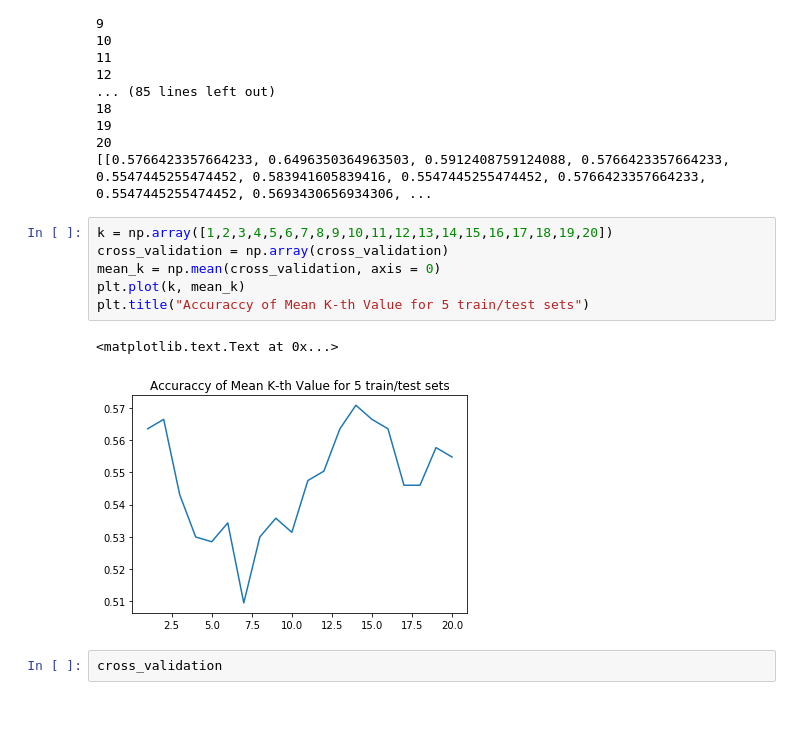
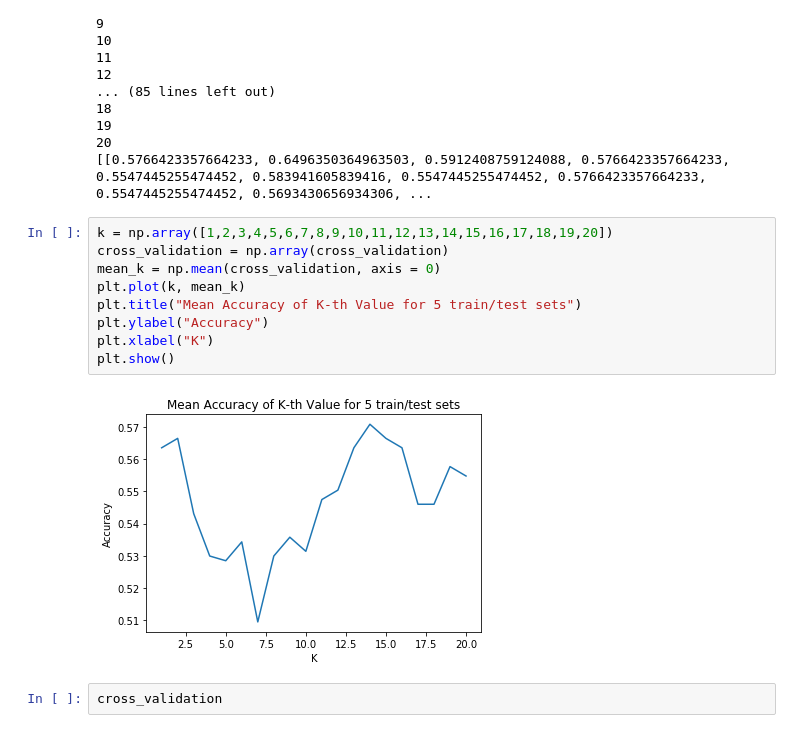
Before and after one commit to rdavtian/CPE-466-Final-Project, a Jupyter notebook: TestingK_five_classes.ipynb, the cells around one changed output. Drawn from its saved outputs; the diff is of its cells as text.

```diff
--- a/TestingK_five_classes.ipynb
+++ b/TestingK_five_classes.ipynb
@@ -217,12 +217,14 @@ print(cross_validation)
 # %%
 k = np.array([1,2,3,4,5,6,7,8,9,10,11,12,13,14,15,16,17,18,19,20])
 cross_validation = np.array(cross_validation)
 mean_k = np.mean(cross_validation, axis = 0)
 plt.plot(k, mean_k)
-plt.title("Accuraccy of Mean K-th Value for 5 train/test sets")
+plt.title("Mean Accuracy of K-th Value for 5 train/test sets")
+plt.ylabel("Accuracy")
+plt.xlabel("K")
+plt.show()
 # %% [output]
-<matplotlib.text.Text at 0x...>
-[figure, old version]
+[figure, new version]
 # %%
 cross_validation
 # %% [output]
```
